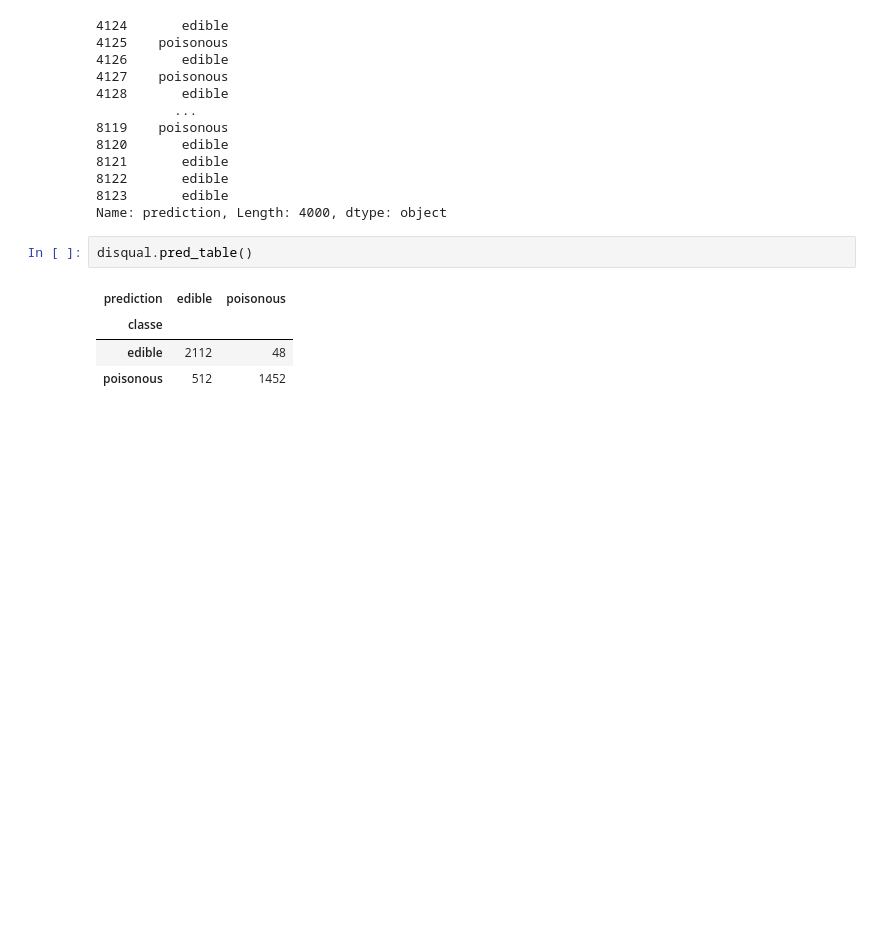
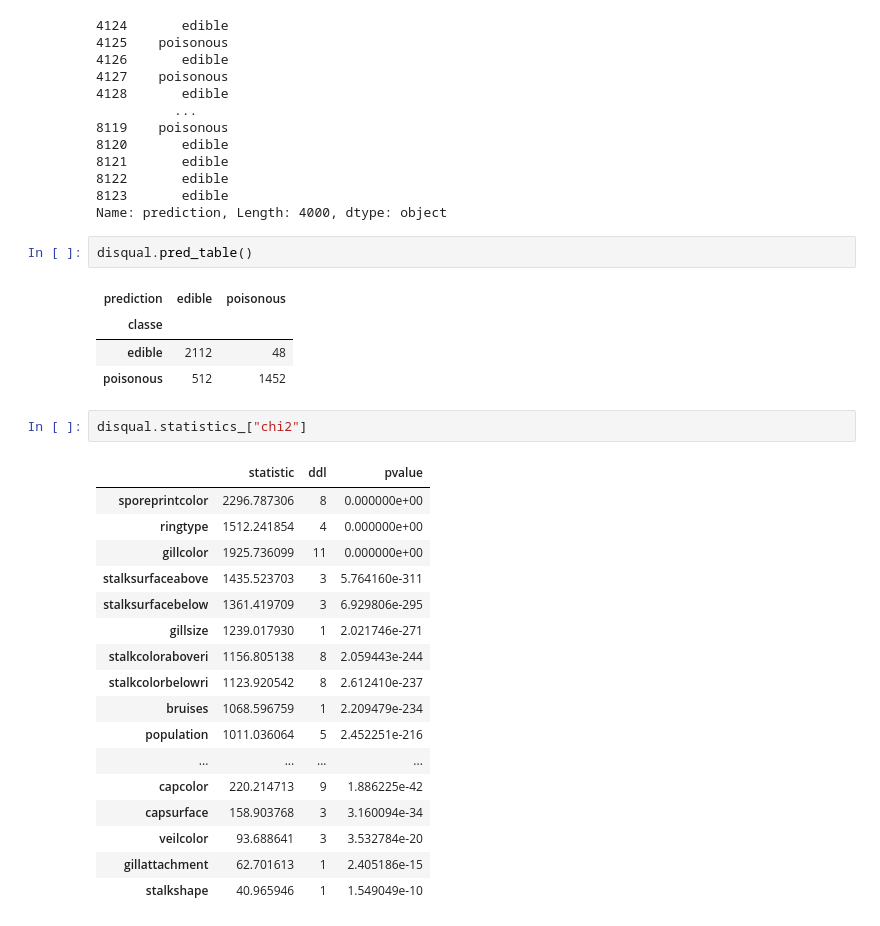
Before and after one commit to enfantbenidedieu/discrimintools, a Jupyter notebook: doc/disqual_mushroom.ipynb, the cells around one changed output. Cells and saved outputs as stored; diff of their text form; blank space fills up the shorter version.

```diff
--- a/doc/disqual_mushroom.ipynb
+++ b/doc/disqual_mushroom.ipynb
@@ -126,3 +126,23 @@ disqual.pred_table()
 | classe |  |  |
 | edible | 2112 | 48 |
 | poisonous | 512 | 1452 |
+# %%
+disqual.statistics_["chi2"]
+# %% [output]
+|  | statistic | ddl | pvalue |
+| sporeprintcolor | 2296.787306 | 8 | 0.000000e+00 |
+| ringtype | 1512.241854 | 4 | 0.000000e+00 |
+| gillcolor | 1925.736099 | 11 | 0.000000e+00 |
+| stalksurfaceabove | 1435.523703 | 3 | 5.764160e-311 |
+| stalksurfacebelow | 1361.419709 | 3 | 6.929806e-295 |
+| gillsize | 1239.017930 | 1 | 2.021746e-271 |
+| stalkcoloraboveri | 1156.805138 | 8 | 2.059443e-244 |
+| stalkcolorbelowri | 1123.920542 | 8 | 2.612410e-237 |
+| bruises | 1068.596759 | 1 | 2.209479e-234 |
+| population | 1011.036064 | 5 | 2.452251e-216 |
+| ... | ... | ... | ... |
+| capcolor | 220.214713 | 9 | 1.886225e-42 |
+| capsurface | 158.903768 | 3 | 3.160094e-34 |
+| veilcolor | 93.688641 | 3 | 3.532784e-20 |
+| gillattachment | 62.701613 | 1 | 2.405186e-15 |
+| stalkshape | 40.965946 | 1 | 1.549049e-10 |
```
Also changed, not shown: 22 other files.
